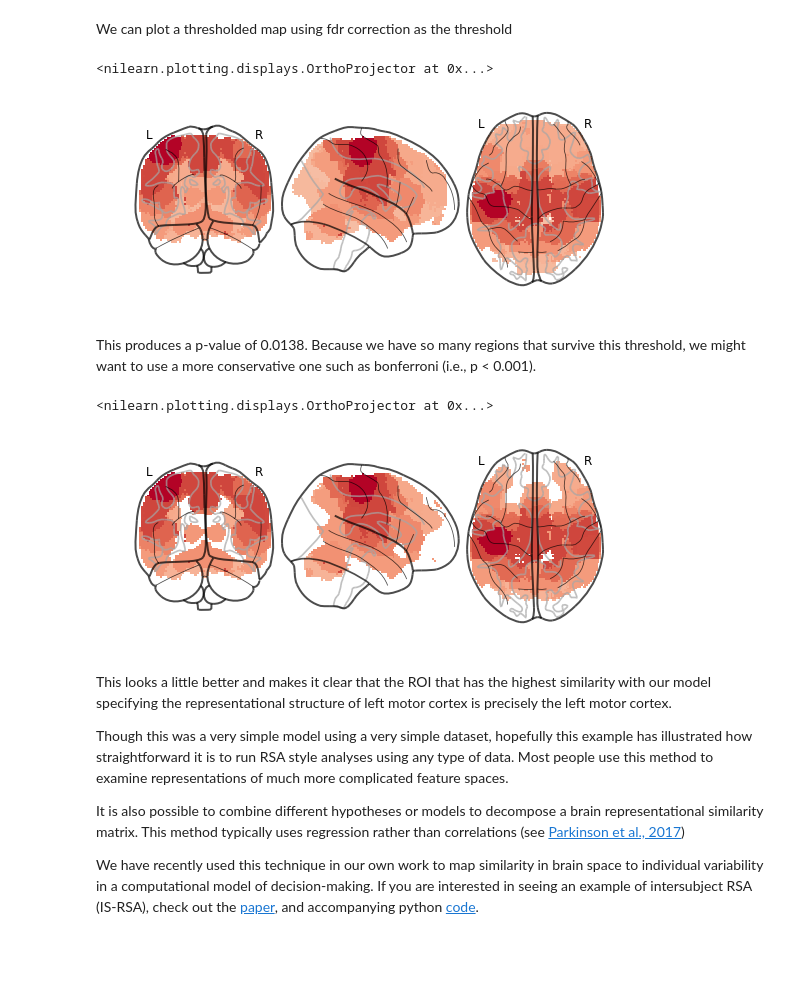
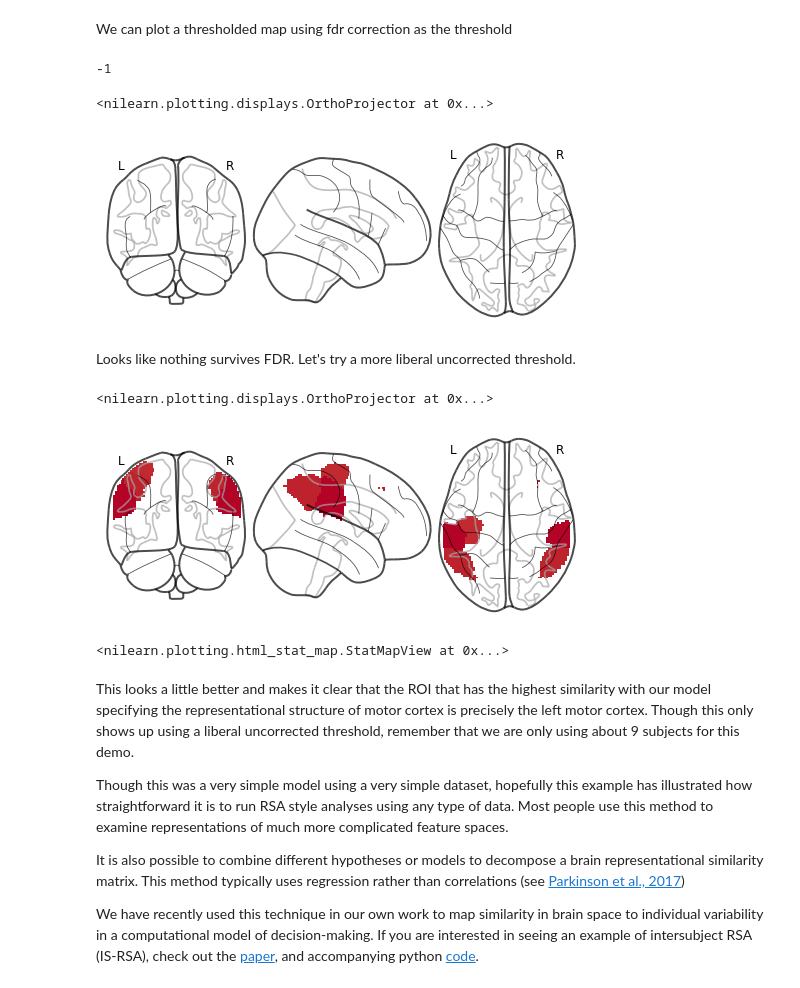
Before and after one commit to ljchang/dartbrains, a Jupyter notebook: content/features/notebooks/14_RSA.ipynb, the cells around one changed output. Cells and saved outputs as stored; diff of their text form; code cells hidden in the pictures; blank space fills up the shorter version.

Commit message:
updated figures

```diff
--- a/content/features/notebooks/14_RSA.ipynb
+++ b/content/features/notebooks/14_RSA.ipynb
@@ -173,10 +172,12 @@ Ok, now that we have a sense of what the similarity of patterns look like in lef
 
 As you can see this only includes edges for the motor-left auditory and motor-left visual conditions.
 # %%
-motor_left = np.zeros((len(conditions),len(conditions)))
-motor_left[np.diag_indices(len(conditions))] = 1
-motor_left[1,2] = 1
-motor_left[2,1] = 1
-motor_left = Adjacency(motor_left, matrix_type='similarity', labels=conditions)
-f = motor_left.plot()
+motor = np.zeros((len(conditions),len(conditions)))
+motor[np.diag_indices(len(conditions))] = 1
+motor[1,7] = 1
+motor[7,1] = 1
+motor[2,8] = 1
+motor[8,2] = 1
+motor = Adjacency(motor, matrix_type='distance', labels=conditions)
+motor.plot()
 # %% [output]
@@ -186,10 +187,10 @@ Now let's search over all ROIs to see if any match this representational structu
 
 The `similarity()` method also computes permutations within columns and rows by default. To speed up the analysis, we will set the number of permutations to zero (i.e., `n_permute=0`).
 # %%
-motor_left_sim_r = []
+motor_sim_r = []
 for m in out_sim:
-    s = m.similarity(motor_left, metric='spearman', n_permute=0)
-    motor_left_sim_r.append(s['correlation'])
+    s = m.similarity(motor, metric='spearman', n_permute=0)
+    motor_sim_r.append(s['correlation'])
 # %% [markdown]
 This will return a vector of similarity scores for each ROI, we can plot the distribution of these 50 $\rho$ values.
 # %%
@@ -224,7 +221,7 @@ sub_list = layout.get_subjects(scope='derivatives')
 # %%
 sub_list = layout.get_subjects(scope='derivatives')
 
-all_sub_similarity = {}; all_sub_motor_left_rsa = {};
+all_sub_similarity = {}; all_sub_motor_rsa = {};
 for sub in sub_list:
     file_list = glob.glob(os.path.join(data_dir, 'derivatives','fmriprep', f'sub-{sub}' ,'func','*denoised*.nii.gz'))
     file_list = [x for x in file_list if 'betas' not in x]
@@ -232,50 +229,54 @@ for sub in sub_list:
     conditions = [os.path.basename(x).split(f'sub-{sub}_')[1].split('_denoised')[0] for x in file_list]
     beta = Brain_Data(file_list)
 
-    sub_pattern = []; motor_left_sim_r = [];
+    sub_pattern = []; motor_sim_r = [];
     for m in mask_x:
-        sub_pattern_similarity = beta.apply_mask(m).distance(metric='correlation')
-        sub_pattern_similarity = 1 - sub_pattern_similarity
+        sub_pattern_similarity = 1 - beta.apply_mask(m).distance(metric='correlation')
         sub_pattern_similarity.labels = conditions
-        s = sub_pattern_similarity.similarity(motor_left, metric='spearman', n_permute=0)
+        s = sub_pattern_similarity.similarity(motor, metric='spearman', n_permute=0)
         sub_pattern.append(sub_pattern_similarity)
-        motor_left_sim_r.append(s['correlation'])
+        motor_sim_r.append(s['correlation'])
 
     all_sub_similarity[sub] = sub_pattern
-    all_sub_motor_left_rsa[sub] = motor_left_sim_r
-all_sub_motor_left_rsa = pd.DataFrame(all_sub_motor_left_rsa).T
+    all_sub_motor_rsa[sub] = motor_sim_r
+all_sub_motor_rsa = pd.DataFrame(all_sub_motor_rsa).T
 # %% [markdown]
 Now let's calculate a one sample t-test on each ROI, to see which ROI is consistently different from zero across our sample of participants. Because these are r-values, we will first perform a [fisher r to z transformation](https://en.wikipedia.org/wiki/Fisher_transformation). We will use a [non-parametric permutation sign test](https://en.wikipedia.org/wiki/Sign_test) to perform our null hypothesis test. This will take a minute to run as we will be calculating 5000 permutations for each of 50 ROIs (though these permutations are parallelized across cores).
 # %%
 rsa_stats = []
-for i in all_sub_motor_left_rsa:
-    rsa_stats.append(one_sample_permutation(fisher_r_to_z(all_sub_motor_left_rsa[i])))
+for i in all_sub_motor_rsa:
+    rsa_stats.append(one_sample_permutation(fisher_r_to_z(all_sub_motor_rsa[i])))
 # %% [markdown]
 We can plot a thresholded map using fdr correction as the threshold
 # %%
 fdr_p = fdr(np.array([x['p'] for x in rsa_stats]), q=0.05)
 print(fdr_p)
 
-rsa_left_motor_r = Brain_Data([x*y['mean'] for x,y in zip(mask_x, rsa_stats)]).sum()
-rsa_left_motor_p = Brain_Data([x*y['p'] for x,y in zip(mask_x, rsa_stats)]).sum()
+rsa_motor_r = Brain_Data([x*y['mean'] for x,y in zip(mask_x, rsa_stats)]).sum()
+rsa_motor_p = Brain_Data([x*y['p'] for x,y in zip(mask_x, rsa_stats)]).sum()
 
-thresholded = threshold(rsa_left_motor_r, rsa_left_motor_p, thr=fdr_p)
+thresholded = threshold(rsa_motor_r, rsa_motor_p, thr=fdr_p)
 
 plot_glass_brain(thresholded.to_nifti(), cmap='coolwarm')
 # %% [output]
-<nilearn.plotting.displays.OrthoProjector at 0x...>
+-1
+<nilearn.plotting.displays.OrthoProjector at 0x...>
-[figure, old version]
+[figure, new version]
-# %% [markdown]
-This produces a p-value of 0.0138. Because we have so many regions that survive this threshold, we might want to use a more conservative one such as bonferroni (i.e., p < 0.001).
+# %% [markdown]
+Looks like nothing survives FDR. Let's try a more liberal uncorrected threshold.
 # %%
-thresholded = threshold(rsa_left_motor_r, rsa_left_motor_p, thr=0.001)
+thresholded = threshold(rsa_motor_r, rsa_motor_p, thr=0.01)
 
 plot_glass_brain(thresholded.to_nifti(), cmap='coolwarm')
 # %% [output]
 <nilearn.plotting.displays.OrthoProjector at 0x...>
-[figure, old version]
+[figure, new version]
+# %%
+view_img(thresholded.to_nifti())
+# %% [output]
+<nilearn.plotting.html_stat_map.StatMapView at 0x...>
 # %% [markdown]
-This looks a little better and makes it clear that the ROI that has the highest similarity with our model specifying the representational structure of left motor cortex is precisely the left motor cortex.
+This looks a little better and makes it clear that the ROI that has the highest similarity with our model specifying the representational structure of motor cortex is precisely the left motor cortex. Though this only shows up using a liberal uncorrected threshold, remember that we are only using about 9 subjects for this demo.
 
 Though this was a very simple model using a very simple dataset, hopefully this example has illustrated how straightforward it is to run RSA style analyses using any type of data. Most people use this method to examine representations of much more complicated feature spaces.
 
```
Also changed, not shown: parts of 8 cells of this notebook, 35 other files.
